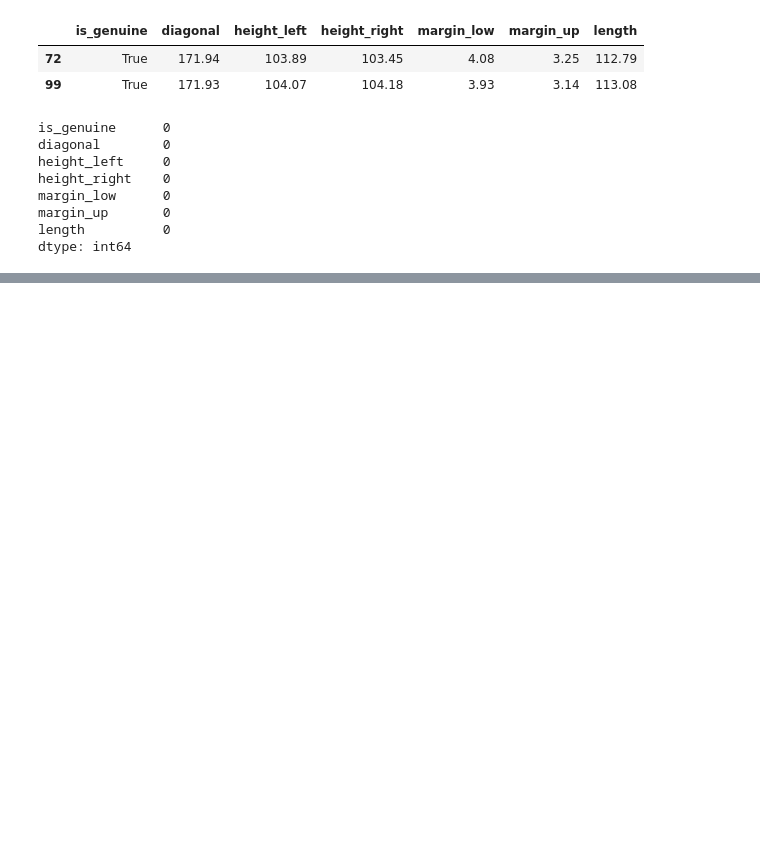
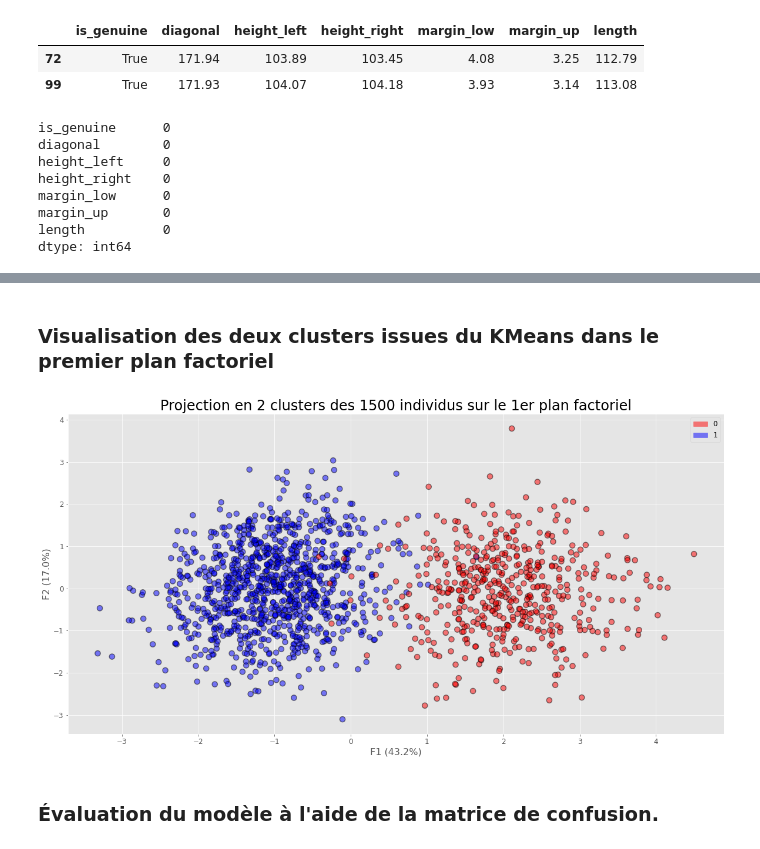
Before and after one commit to Drcadin/Detection_Faux_Billets, a Jupyter notebook: Detection_faux_billets.ipynb, the cells around one changed output, grey strips where cells are left out. Saved outputs shown, nothing was run; the diff lists cells and outputs as text; code cells hidden in the pictures; blank space fills up the shorter version.

```diff
--- a/Detection_faux_billets.ipynb
+++ b/Detection_faux_billets.ipynb
@@ -340,0 +538,31 @@ dtype: int64
+# %% [markdown]
+### Visualisation des deux clusters issues du KMeans dans le premier plan factoriel
+# %%
+#Coordonnées factorielles
+X_projected = pca.transform(X_scaled)
+plt.figure(figsize=(20, 10))
+
+
+colors = ['red', 'blue']
+
+plt.scatter(X_projected[:, 0], X_projected[:, 1], c=billets['is_genuine'].apply(lambda x: colors[x]),
+            alpha=0.5, edgecolors='black', linewidths=1.4, s=85)
+
+
+
+lab_0 = mpatches.Patch(color='red', alpha=0.5, label='0')
+lab_1 = mpatches.Patch(color='blue', alpha=0.5, label='1')
+
+
+plt.legend(handles=[lab_0, lab_1])
+
+plt.xlabel('F{} ({}%)'.format(1, round(100*pca.explained_variance_ratio_[0],1)))
+plt.ylabel('F{} ({}%)'.format(2, round(100*pca.explained_variance_ratio_[1],1)))
+plt.title("Projection en 2 clusters des {} individus sur le 1er plan factoriel".format(X_projected.shape[0]))
+
+#plt.savefig("p6_graphic/projection_kmeans.png")
+plt.show()
+# %% [output]
+[figure, added]
+# %% [markdown]
+### Évaluation du modèle à l'aide de la matrice de confusion.
```
Also changed, not shown: parts of 32 cells of this notebook.
